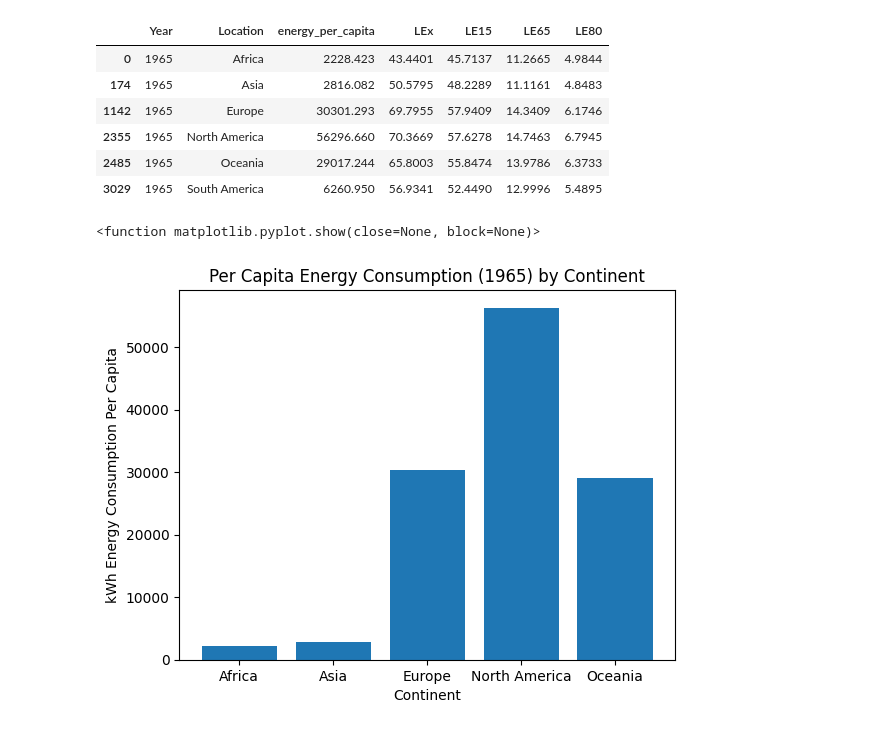
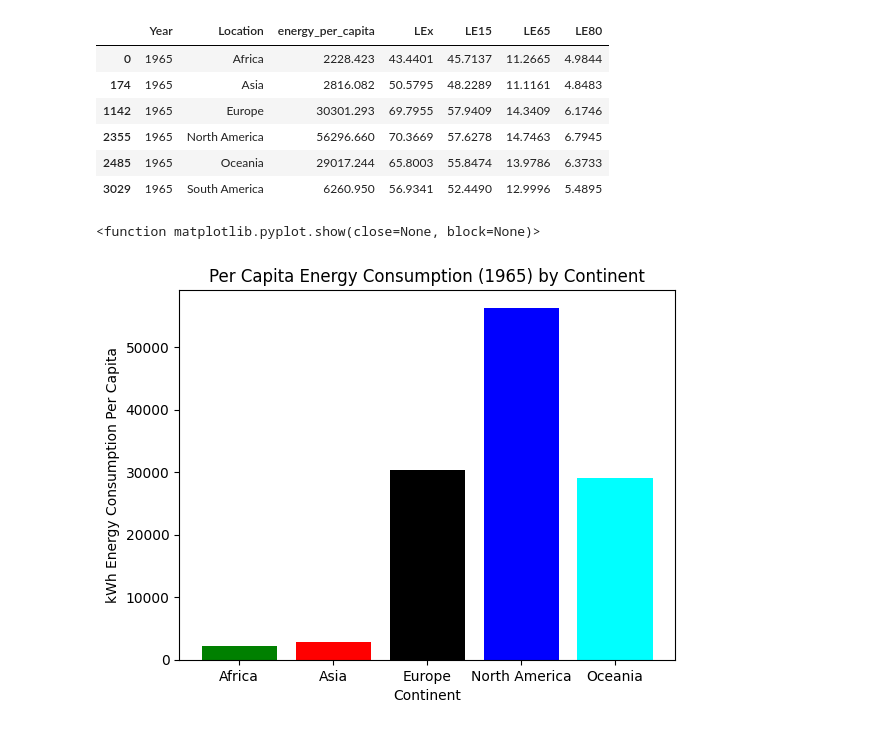
Before and after one commit to Faith-Hall/Group-Project-1, a Jupyter notebook: analysis_2.ipynb, the cells around one changed output. Saved outputs shown, nothing was run; the diff lists cells and outputs as text; code cells hidden in the pictures.

```diff
--- a/analysis_2.ipynb
+++ b/analysis_2.ipynb
@@ -102,12 +102,12 @@ LEx = two_year_df["LEx"]
 
 energy_per_capita = two_year_df['energy_per_capita']
 # %%
-plt.bar(continents[0:5], energy_per_capita[0:5])
+plt.bar(continents[0:5], energy_per_capita[0:5], color=['green', 'red', 'black', 'blue', 'cyan'])
 plt.title("Per Capita Energy Consumption (1965) by Continent")
 plt.ylabel("kWh Energy Consumption Per Capita")
 plt.xlabel("Continent")
 plt.show
 # %% [output]
 <function matplotlib.pyplot.show(close=None, block=None)>
-[figure, old version]
+[figure, new version]
 # %%
```
Also changed, not shown: parts of 3 cells of this notebook.
